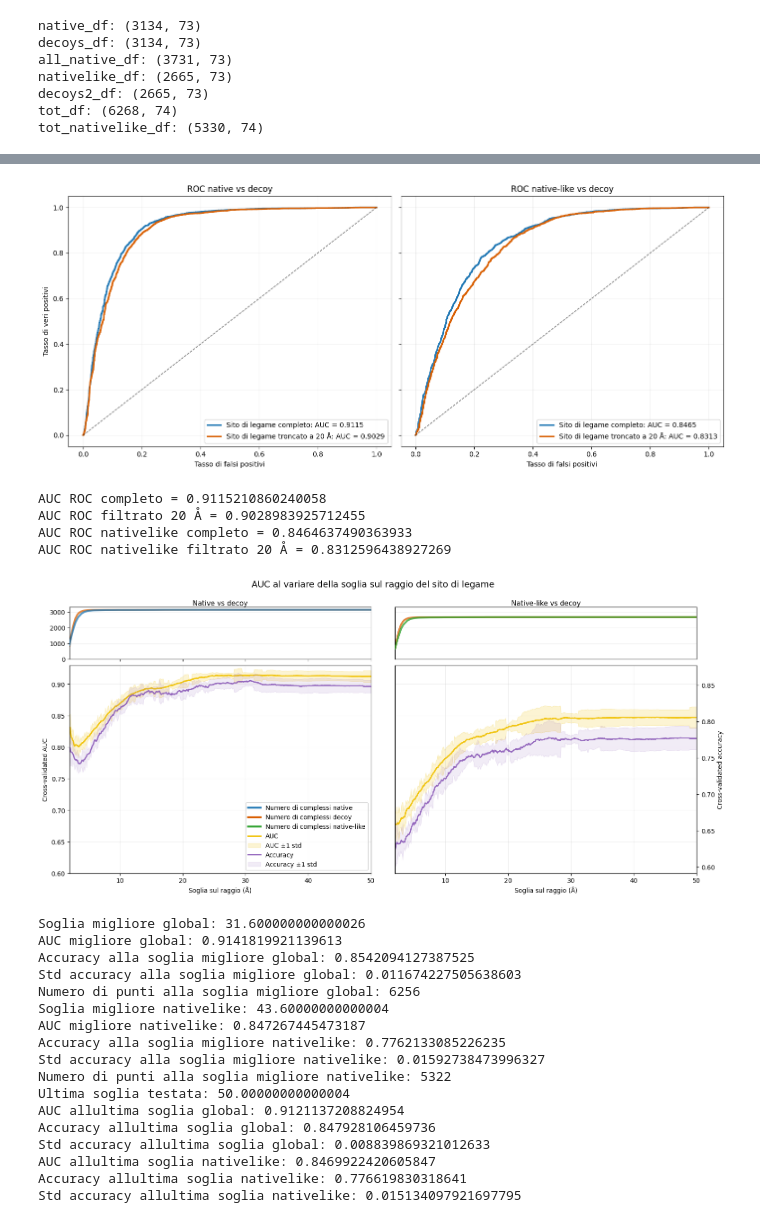
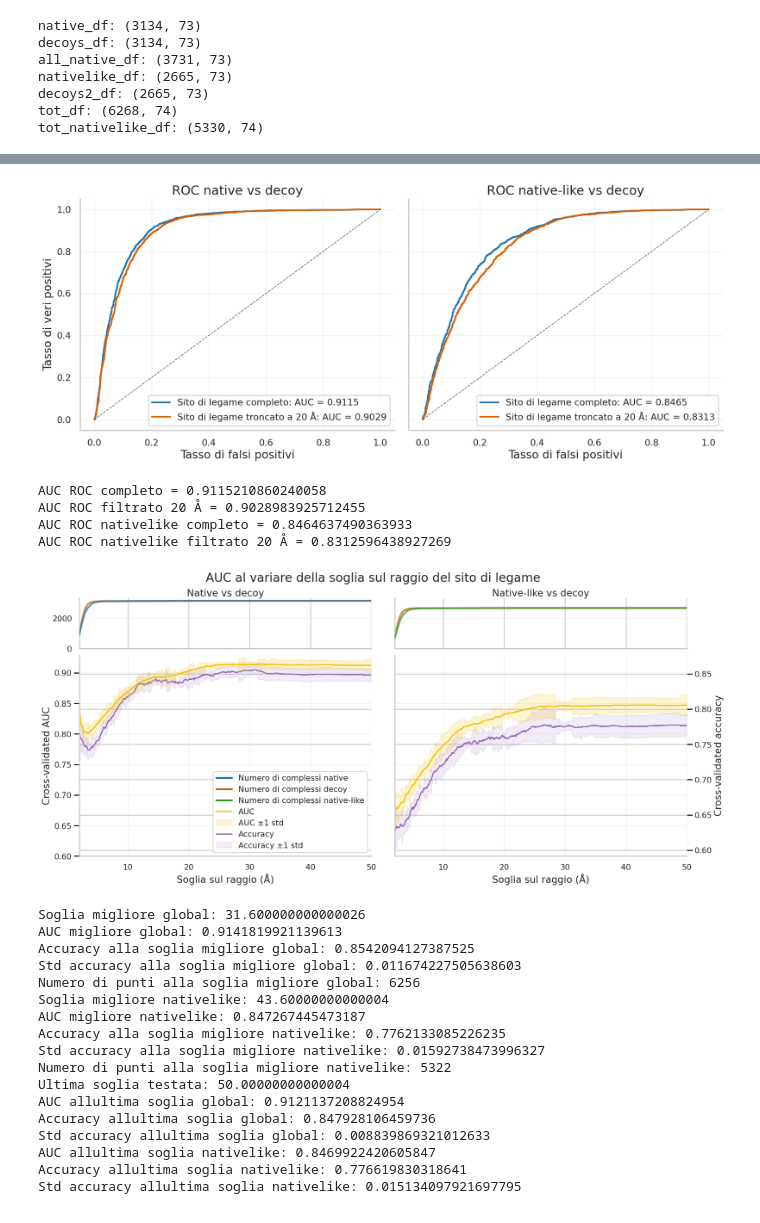
Before and after one commit to LuGiova/Zernike2D, a Jupyter notebook: discrimination presentation.ipynb, the cells around one changed output, grey strips where cells are left out. Drawn from its saved outputs; the diff is of its cells as text; code cells hidden in the pictures.

```diff
--- a/discrimination presentation.ipynb
+++ b/discrimination presentation.ipynb
@@ -5,6 +5,28 @@ import pandas as pd
 import numpy as np
 import matplotlib.pyplot as plt
 import seaborn as sns
+
+sns.set_theme(
+    context="talk",
+    style="whitegrid",
+    palette="deep",
+    font_scale=1.0,
+ )
+plt.rcParams.update({
+    "figure.dpi": 120,
+    "savefig.dpi": 300,
+    "axes.titlesize": 18,
+    "axes.labelsize": 16,
+    "xtick.labelsize": 13,
+    "ytick.labelsize": 13,
+    "legend.fontsize": 13,
+    "legend.title_fontsize": 14,
+    "lines.linewidth": 2.2,
+    "lines.markersize": 7,
+    "axes.spines.top": False,
+    "axes.spines.right": False,
+    "savefig.bbox": "tight",
+})
 
 json_paths = {
     "decoys": Path("input_files/Jac_idx_decoy.json"),
@@ -32,6 +54,5 @@ axes[1].set_ylabel("Conteggio")
 axes[1].grid(alpha=0.25)
 
 plt.tight_layout()
-plt.savefig("discrimination/histogram_jaccard.pdf", dpi=300, bbox_inches="tight")
 plt.show()
 # %% [output]
@@ -667,7 +688,6 @@ axes[1].grid(alpha=0.2)
 axes[1].legend(loc='lower right')
 
 plt.tight_layout()
-plt.savefig('discrimination/roc_curves.pdf', dpi=300, bbox_inches='tight')
 plt.show()
 
 print('AUC ROC completo =', float(auc_global_roc))
@@ -675,7 +695,7 @@ print('AUC ROC filtrato 20 Å =', float(auc_filtered_roc))
 print('AUC ROC nativelike completo =', float(auc_nativelike_global_roc))
 print('AUC ROC nativelike filtrato 20 Å =', float(auc_nativelike_filtered_roc))
 # %% [output]
-[figure, old version]
+[figure, new version]
 AUC ROC completo = 0.9115210860240058
 AUC ROC filtrato 20 Å = 0.9028983925712455
 AUC ROC nativelike completo = 0.8464637490363933
@@ -803,6 +823,10 @@ def plot_threshold_panel(
         label='AUC ±1 std',
     )
     ax_accuracy = ax_main.twinx()
+    ax_main.set_zorder(2)
+    ax_accuracy.set_zorder(1)
+    ax_main.patch.set_alpha(0)
+    ax_accuracy.patch.set_alpha(0)
     ax_accuracy.plot(x_values, accuracy_values, color=colors['accuracy'], linewidth=2.0, label='Accuracy')
     ax_accuracy.fill_between(
         x_values,
@@ -825,7 +849,7 @@ def plot_threshold_panel(
     ax_top.plot(x_values, negative_counts, color=colors['negative'], linewidth=3.0, alpha=0.75, label=f'Numero di complessi {negative_label}', zorder=2)
 
     if title:
-        ax_top.set_title(title, fontsize=11, pad=3)
+        ax_top.set_title(title, fontsize=16, pad=3)
     else:
         ax_top.set_title('')
     ax_main.set_xlabel('Soglia sul raggio (Å)')
@@ -864,7 +888,8 @@ def plot_threshold_panel(
                 Line2D([0], [0], color=colors['accuracy'], linewidth=2.0, label='Accuracy'),
                 Patch(facecolor=colors['accuracy'], edgecolor=colors['accuracy'], alpha=0.12, label='Accuracy ±1 std'),
             ]
-        ax_main.legend(handles=legend_handles, loc='lower right')
+        legend = ax_main.legend(handles=legend_handles, loc='lower right', frameon=True, framealpha=1.0, facecolor='white', edgecolor='0.85')
+        legend.set_zorder(100)
 
     return best_row
 
@@ -929,36 +954,36 @@ best_row_nativelike = plot_threshold_panel(
     show_legend=False,
 )
 
-fig.suptitle('AUC al variare della soglia sul raggio del sito di legame', fontsize=14, y=0.98)
+fig.suptitle('AUC al variare della soglia sul raggio del sito di legame', fontsize=20, y=0.98)
 ax_top_global.set_xlabel('')
 ax_top_nativelike.set_xlabel('')
 ax_top_nativelike.tick_params(axis='both', which='both', bottom=False, top=False, left=False, right=False, labelbottom=False, labeltop=False, labelleft=False, labelright=False)
 ax_main_nativelike.tick_params(axis='y', left=False, labelleft=False)
 ax_top_nativelike.tick_params(axis='y', pad=3)
 
 fig.subplots_adjust(top=0.90, wspace=0.06, hspace=0.08)
-plt.savefig('discrimination/auc_threshold_curves.pdf', dpi=300, bbox_inches='tight')
+plt.savefig('presentation/auc_threshold_curves.pdf', dpi=300, bbox_inches='tight')
 plt.show()
 
 print('Soglia migliore global:', float(best_row_global['threshold_A']))
 print('AUC migliore global:', float(best_row_global['auc_mean']))
 print('Accuracy alla soglia migliore global:', float(best_row_global['accuracy_mean']))
 print('Std accuracy alla soglia migliore global:', float(best_row_global['accuracy_std']))
 print('Numero di punti alla soglia migliore global:', int(best_row_global['n']))
 print('Soglia migliore nativelike:', float(best_row_nativelike['threshold_A']))
 print('AUC migliore nativelike:', float(best_row_nativelike['auc_mean']))
 print('Accuracy alla soglia migliore nativelike:', float(best_row_nativelike['accuracy_mean']))
 print('Std accuracy alla soglia migliore nativelike:', float(best_row_nativelike['accuracy_std']))
 print('Numero di punti alla soglia migliore nativelike:', int(best_row_nativelike['n']))
 print('Ultima soglia testata:', float(auc_threshold_df_global['threshold_A'].iloc[-1]))
 print('AUC all' + 'ultima soglia global:', float(auc_threshold_df_global['auc_mean'].iloc[-1]))
 print('Accuracy all' + 'ultima soglia global:', float(auc_threshold_df_global['accuracy_mean'].iloc[-1]))
 print('Std accuracy all' + 'ultima soglia global:', float(auc_threshold_df_global['accuracy_std'].iloc[-1]))
 print('AUC all' + 'ultima soglia nativelike:', float(auc_threshold_df_nativelike['auc_mean'].iloc[-1]))
 print('Accuracy all' + 'ultima soglia nativelike:', float(auc_threshold_df_nativelike['accuracy_mean'].iloc[-1]))
 print('Std accuracy all' + 'ultima soglia nativelike:', float(auc_threshold_df_nativelike['accuracy_std'].iloc[-1]))
 # %% [output]
-[figure, old version]
+[figure, new version]
 Soglia migliore global: 31.600000000000026
 AUC migliore global: 0.9141819921139613
 Accuracy alla soglia migliore global: 0.8542094127387525
```
Also changed, not shown: parts of 2 cells of this notebook, 11 other files.
